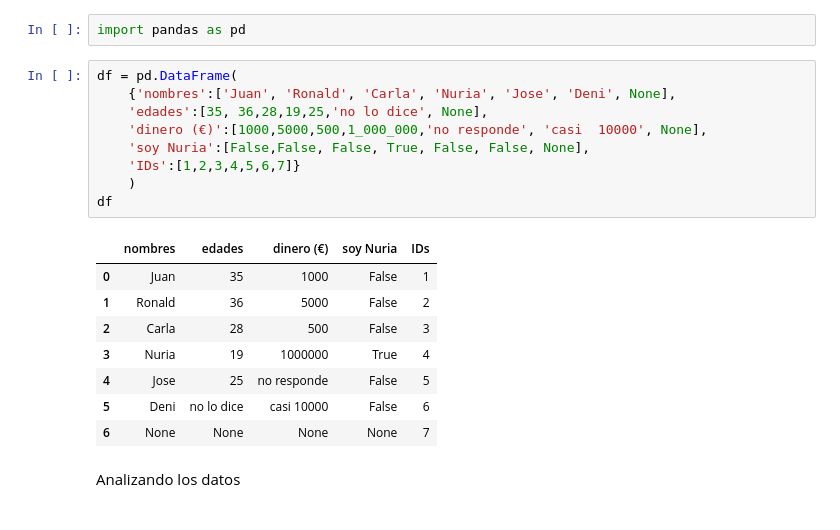
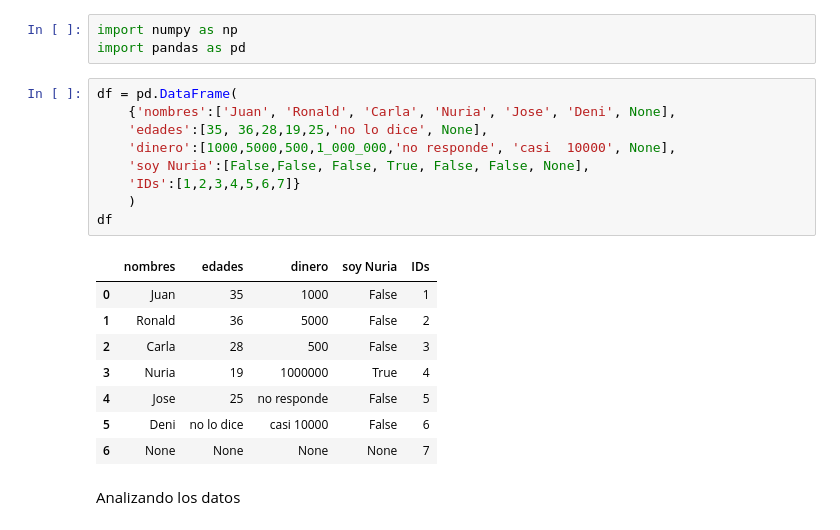
Before and after one commit to angelgvill/DS102024, a Jupyter notebook: 2-DataAnalysis/2-Pandas/Teoría/ejercicio/ejercicio_agv.ipynb, the cells around one changed output. Cells and saved outputs as stored; diff of their text form.

```diff
--- a/2-DataAnalysis/2-Pandas/Teoría/ejercicio/ejercicio_agv.ipynb
+++ b/2-DataAnalysis/2-Pandas/Teoría/ejercicio/ejercicio_agv.ipynb
@@ -1,16 +1,17 @@
 # %%
+import numpy as np
 import pandas as pd
 # %%
 df = pd.DataFrame(
     {'nombres':['Juan', 'Ronald', 'Carla', 'Nuria', 'Jose', 'Deni', None],
     'edades':[35, 36,28,19,25,'no lo dice', None],
-    'dinero (€)':[1000,5000,500,1_000_000,'no responde', 'casi  10000', None],
+    'dinero':[1000,5000,500,1_000_000,'no responde', 'casi  10000', None],
     'soy Nuria':[False,False, False, True, False, False, None],
     'IDs':[1,2,3,4,5,6,7]}
     )
 df
 # %% [output]
-|  | nombres | edades | dinero (€) | soy Nuria | IDs |
+|  | nombres | edades | dinero | soy Nuria | IDs |
 | 0 | Juan | 35 | 1000 | False | 1 |
 | 1 | Ronald | 36 | 5000 | False | 2 |
 | 2 | Carla | 28 | 500 | False | 3 |
```
Also changed, not shown: parts of 29 cells of this notebook, 4 other files.
